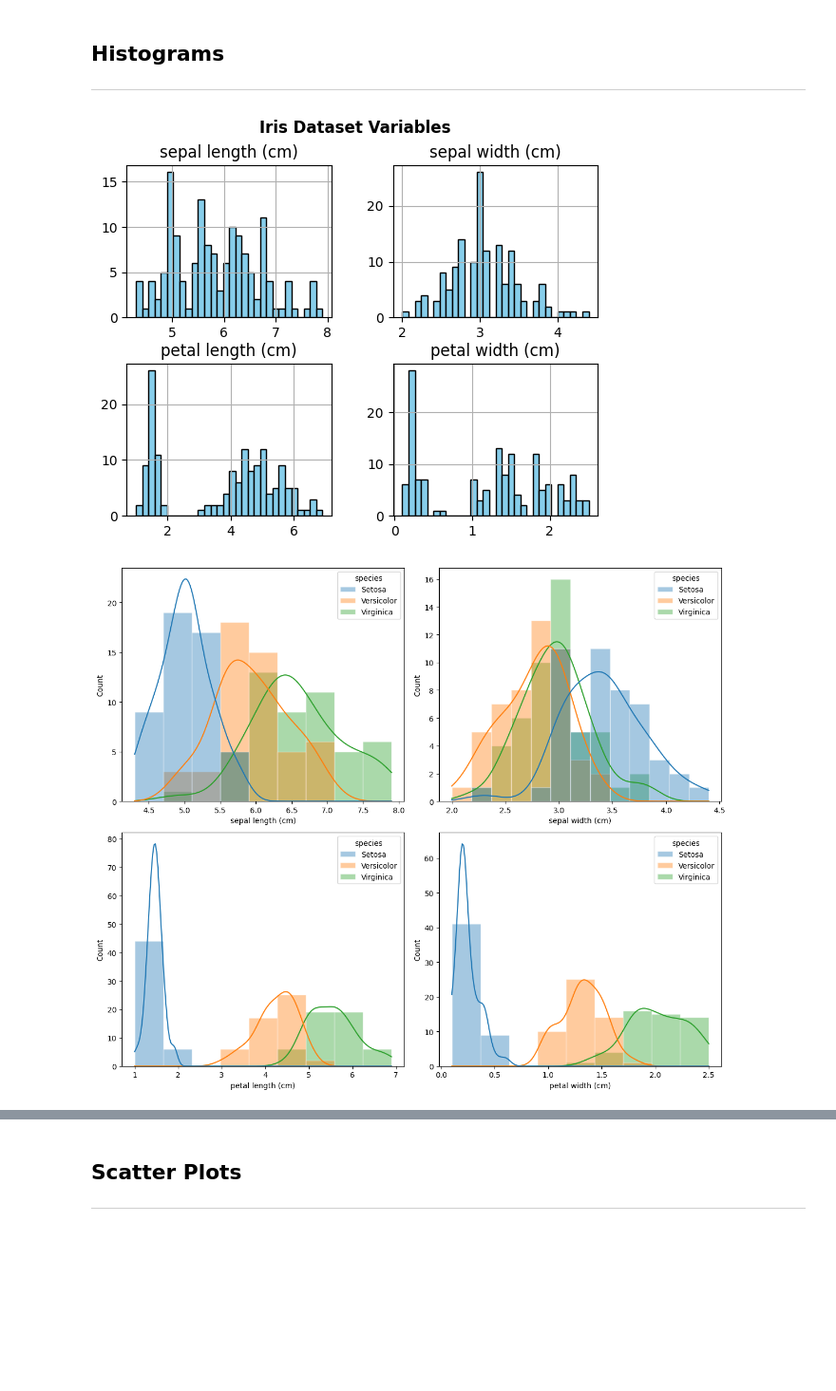
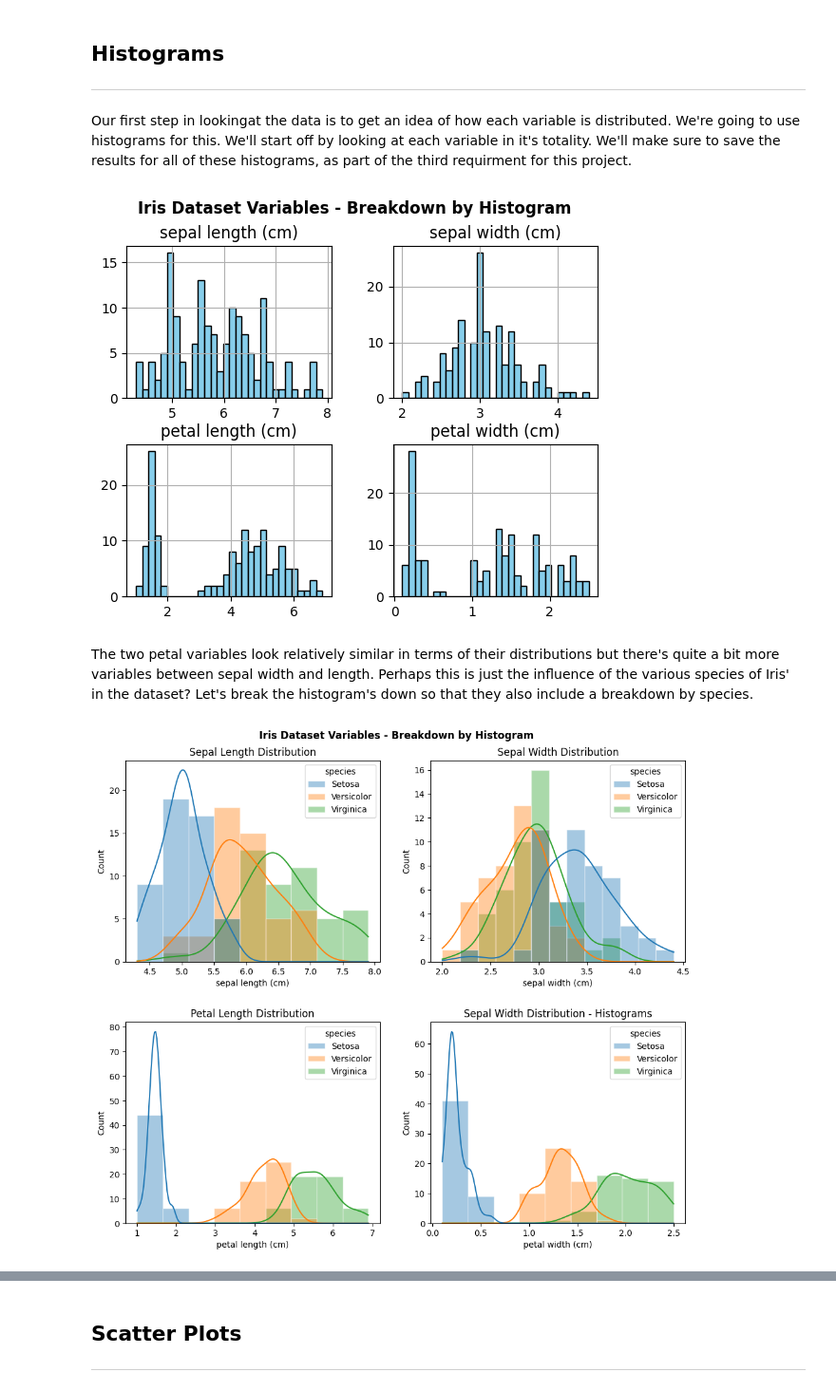
Before and after one commit to NeilTynan/pands-project, a Jupyter notebook: iris.ipynb, the cells around one changed output, grey strips where cells are left out. Shown at 95% size. Cells and saved outputs as stored; diff of their text form; code cells hidden in the pictures; blank space fills up the shorter version.

Commit message:
Readbility edits - text and graphs

```diff
--- a/iris.ipynb
+++ b/iris.ipynb
@@ -43,22 +48,33 @@ df['species'] = df['species'].replace({'Iris-setosa': 'Setosa', 'Iris-versicolor
 # %% [markdown]
 ## Histograms
 ---
+# %% [markdown]
+Our first step in lookingat the data is to get an idea of how each variable is distributed. We're going to use histograms for this. We'll start off by looking at each variable in it's totality. We'll make sure to save the results for all of these histograms, as part of the third requirment for this project.
 # %%
 # Generating a histogram of the Iris dataset
 df.hist(bins=30, color='skyblue', edgecolor='black')
-plt.suptitle('Iris Dataset Variables', fontweight="bold")
+plt.suptitle('Iris Dataset Variables - Breakdown by Histogram', fontweight="bold")
 
 # Saving the histogram into the directory
-plt.savefig('iris_variables.png')
+plt.savefig('iris_histogram.png')
 # %% [output]
-[figure, old version]
+[figure, new version]
+# %% [markdown]
+The two petal variables look relatively similar in terms of their distributions but there's quite a bit more variables between sepal width and length. Perhaps this is just the influence of the various species of Iris' in the dataset? Let's break the histogram's down so that they also include a breakdown by species.
 # %%
-fig, axes = plt.subplots(2, 2, figsize=(12, 10))
+# Generating a histogram of the Iris dataset which includes a breakdown
+fig, axes = plt.subplots(2, 2, figsize=(12, 10), gridspec_kw={'hspace': 0.3})
+sns.histplot(df, x="sepal length (cm)", hue="species", kde=True,  alpha=.4, edgecolor=(1, 1, 1, .4), ax=axes[0, 0])
+axes[0, 0].set_title('Sepal Length Distribution')
+sns.histplot(df, x="sepal width (cm)", hue="species", kde=True,  alpha=.4, edgecolor=(1, 1, 1, .4), ax=axes[0, 1])
+axes[0, 1].set_title('Sepal Width Distribution')
+sns.histplot(df, x="petal length (cm)",hue="species", kde=True,  alpha=.4, edgecolor=(1, 1, 1, .4), ax=axes[1, 0])
+axes[1, 0].set_title('Petal Length Distribution')
+sns.histplot(df, x="petal width (cm)", hue="species", kde=True,  alpha=.4, edgecolor=(1, 1, 1, .4), ax=axes[1, 1])
+axes[1, 1].set_title('Sepal Width Distribution - Histograms')
+plt.suptitle('Iris Dataset Variables - Breakdown by Histogram', fontweight="bold", y=0.93)
 
-sns.histplot(df, x="sepal length (cm)", hue="species", kde=True,  alpha=.4, edgecolor=(1, 1, 1, .4), ax=axes[0, 0])
-sns.histplot(df, x="sepal width (cm)", hue="species", kde=True,  alpha=.4, edgecolor=(1, 1, 1, .4), ax=axes[0, 1])
-sns.histplot(df, x="petal length (cm)",hue="species", kde=True,  alpha=.4, edgecolor=(1, 1, 1, .4), ax=axes[1, 0])
-sns.histplot(df, x="petal width (cm)", hue="species", kde=True,  alpha=.4, edgecolor=(1, 1, 1, .4), ax=axes[1, 1])
-plt.tight_layout()
+# Saving the histogram into the directory
+plt.savefig('iris_histogram_species.png')
 # %% [output]
-[figure, old version]
+[figure, new version]
```
Also changed, not shown: parts of 12 cells of this notebook, 4 other files.
